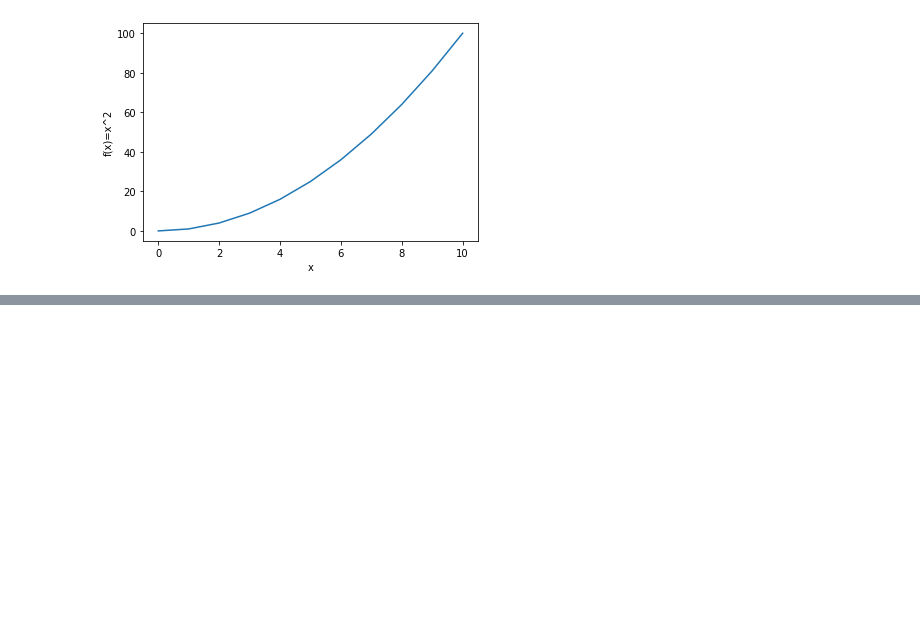
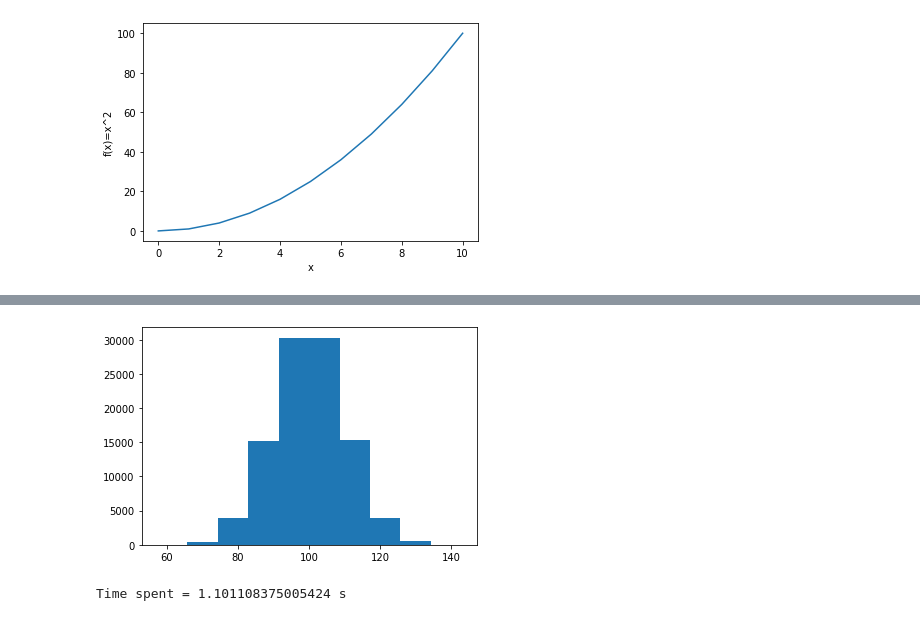
Before and after one commit to jbossios/python-tutorial, a Jupyter notebook: Jupyter-Notebooks/04_Helpful_tips_and_modules.ipynb, the cells around one changed output, grey strips where cells are left out. Saved outputs shown, nothing was run; the diff lists cells and outputs as text; code cells hidden in the pictures; blank space fills up the shorter version.

```diff
--- a/Jupyter-Notebooks/04_Helpful_tips_and_modules.ipynb
+++ b/Jupyter-Notebooks/04_Helpful_tips_and_modules.ipynb
@@ -544,0 +861,15 @@ plt.show()
+# %%
+from random import gauss
+
+start = time.perf_counter()
+
+random_numbers = [gauss(100, 10) for i in range(100000)]
+
+plt.hist(random_numbers)
+plt.show()
+
+end = time.perf_counter()
+print(f'Time spent = {end-start} s')
+# %% [output]
+[figure, added]
+Time spent = 1.101108375005424 s
```
Also changed, not shown: parts of 52 cells of this notebook.
